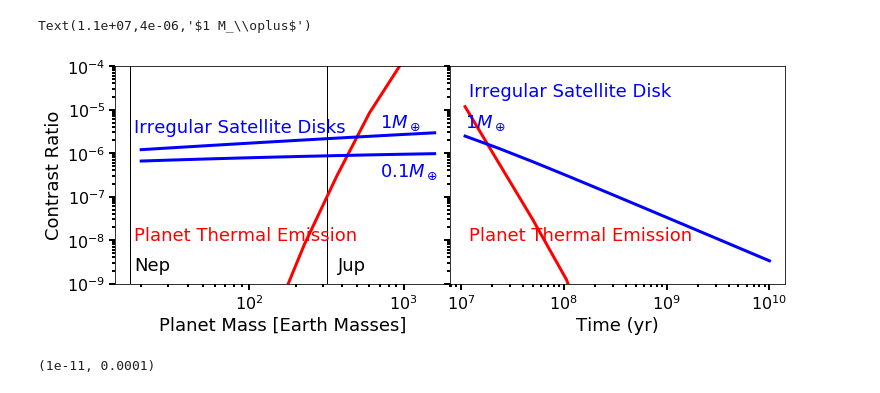
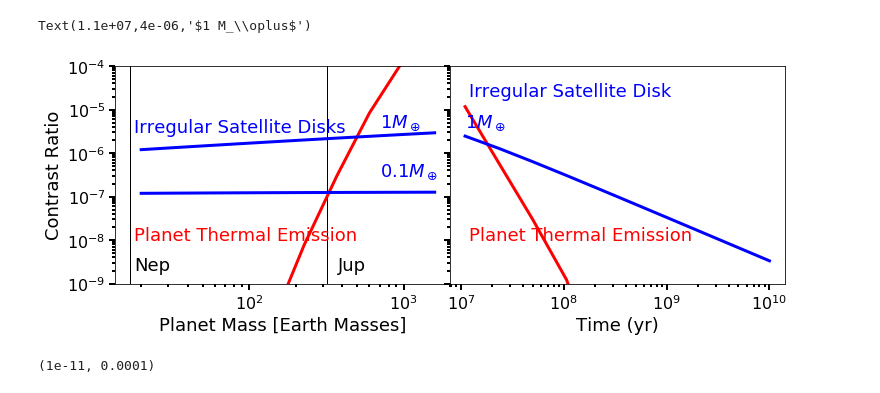
Before and after one commit to LoicNassif/CE-Irregular-Satellites, a Jupyter notebook: jupyter_examples/ContrastRatioScalings.ipynb, the cells around one changed output. Cells and saved outputs as stored; diff of their text form; code cells hidden in the pictures.

```diff
--- a/jupyter_examples/ContrastRatioScalings.ipynb
+++ b/jupyter_examples/ContrastRatioScalings.ipynb
@@ -60,37 +60,37 @@ plt.subplots_adjust(wspace=0)
 
 axarr[0].loglog(Mplts/Mearth, CRs, 'r')
 axarr[0].loglog(Mplts/Mearth, CR1, 'b')
-axarr[0].loglog(Mplts/Mearth, CR01, 'b')
+axarr[0].loglog(Mplts/Mearth, CR2, 'b')
 contrast_thresh = 1.e-6
 #ax.hlines(contrast_thresh, GPIIWA, GPIOWA, linestyle='--', label="contrast threshold")
 axarr[0].vlines(17, 1.e-16, 1, lw=1, color='k')
 axarr[0].vlines(318, 1.e-16, 1, lw=1, color='k')
 
 axarr[0].text(18, 2.e-9, "Nep", color='k', fontsize=18)
 axarr[0].text(375, 2.e-9, "Jup", color='k', fontsize=18)
 axarr[0].text(18, 1.e-8, "Planet Thermal Emission", color='r', fontsize=18)
 axarr[0].text(18, 3.e-6, "Irregular Satellite Disks", color='b', fontsize=18)
 axarr[0].text(700, 4.e-6, r"$1 M_\oplus$", color='b', fontsize=18)
 axarr[0].text(700, 3.e-7, r"$0.1 M_\oplus$", color='b', fontsize=18)
 #axarr[0].text(700, 3.e-8, r"$0.01 M_\oplus$", color='b', fontsize=18)
 #axarr[0].set_title("              M2 star at 45 pc", fontsize=24)
 axarr[0].set_xlabel("Planet Mass [Earth Masses]", fontsize=18)
 axarr[0].set_ylabel("Contrast Ratio", fontsize=18)
 axarr[0].set_yscale('log')
 axarr[0].set_xscale('log')
 axarr[0].set_ylim([1e-9, 1e-4])
 
 #axarr[1].plot(times, cr_list, 'b')
 axarr[1].loglog(times, CRstime, 'r')
 axarr[1].loglog(times, CRs1time, 'b')
 #axarr[1].set_xscale('log')
 axarr[1].set_xlabel("Time (yr)", fontsize=18)
 axarr[1].text(1.2e7, 1.e-8, "Planet Thermal Emission", color='r', fontsize=18)
 axarr[1].text(1.2e7, 2.e-5, "Irregular Satellite Disk", color='b', fontsize=18)
 axarr[1].text(1.1e7, 4.e-6, r"$1 M_\oplus$", color='b', fontsize=18)
 # %% [output]
 Text(1.1e+07,4e-06,'$1 M_\\oplus$')
-[figure, old version]
+[figure, new version]
 # %%
 fig, axarr = plt.subplots(figsize=(12,8))
 
```
Also changed, not shown: parts of 6 cells of this notebook, 5 other files.
